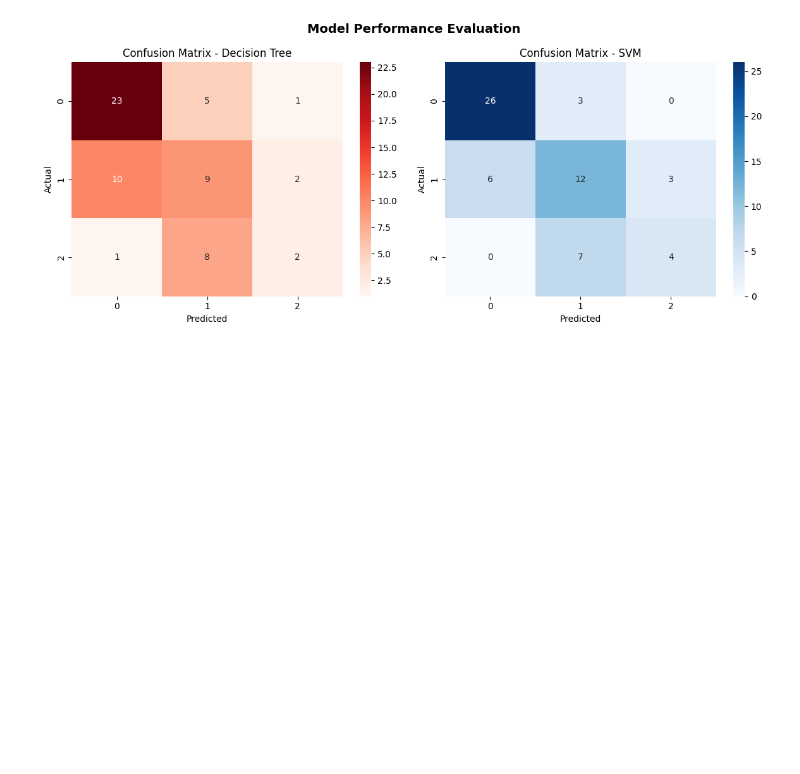
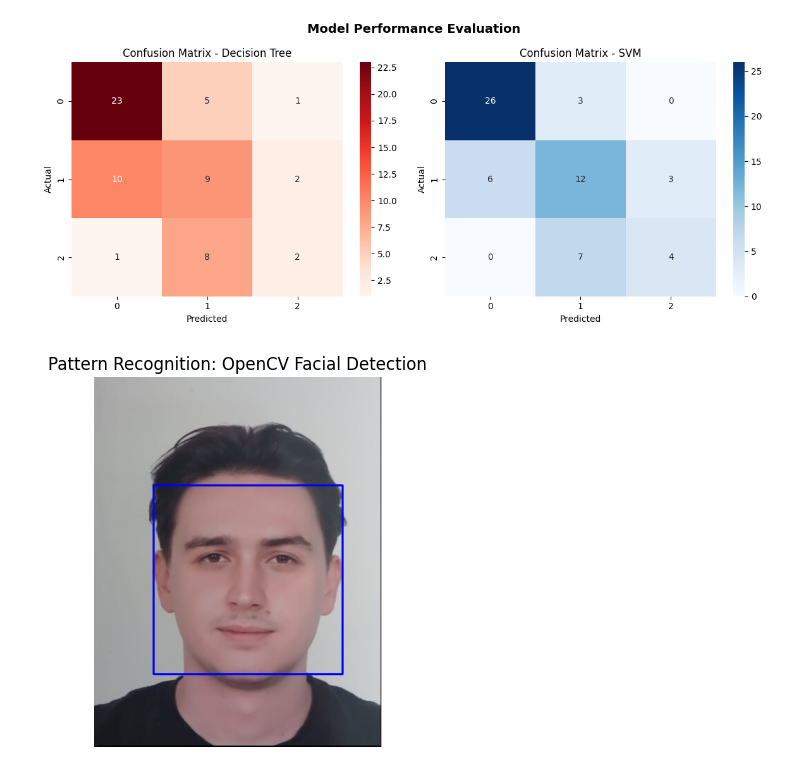
Before and after one commit to Erol-Sevenk/PatternRecognition, a Jupyter notebook: project.ipynb, the cells around one changed output. Cells and saved outputs as stored; diff of their text form; code cells hidden in the pictures; blank space fills up the shorter version.

Commit message:
add opencv facial recognition

```diff
--- a/project.ipynb
+++ b/project.ipynb
@@ -109,3 +109,30 @@ weighted avg       0.53      0.56      0.54        61
    macro avg       0.64      0.61      0.62        61
 weighted avg       0.68      0.69      0.68        61
 [figure]
+# %%
+import cv2
+import matplotlib.pyplot as plt
+
+
+face_cascade = cv2.CascadeClassifier(cv2.data.haarcascades + 'haarcascade_frontalface_default.xml')
+
+image_path = 'test.jpg'
+img = cv2.imread(image_path)
+
+if img is None:
+    print("Error: Image file error")
+else:
+
+    gray = cv2.cvtColor(img, cv2.COLOR_BGR2GRAY)
+
+    faces = face_cascade.detectMultiScale(gray, 1.1, 4)
+
+    for (x, y, w, h) in faces:
+        cv2.rectangle(img, (x, y), (x+w, y+h), (255, 0, 0), 2)
+
+    plt.imshow(cv2.cvtColor(img, cv2.COLOR_BGR2RGB))
+    plt.axis('off')
+    plt.title("Pattern Recognition: OpenCV Facial Detection")
+    plt.show()
+# %% [output]
+[figure, added]
```
Also changed, not shown: 1 other file.
